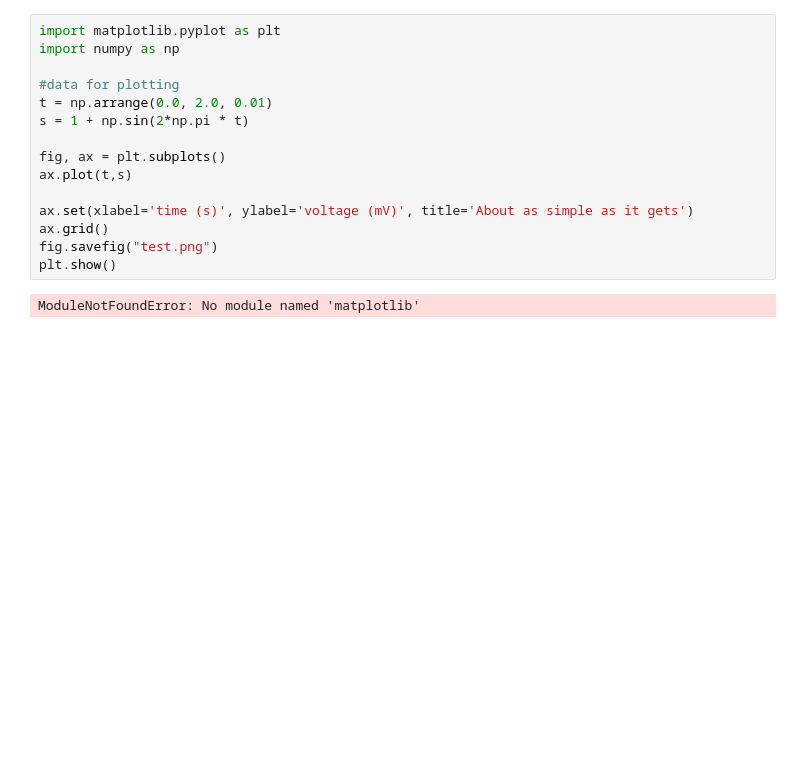
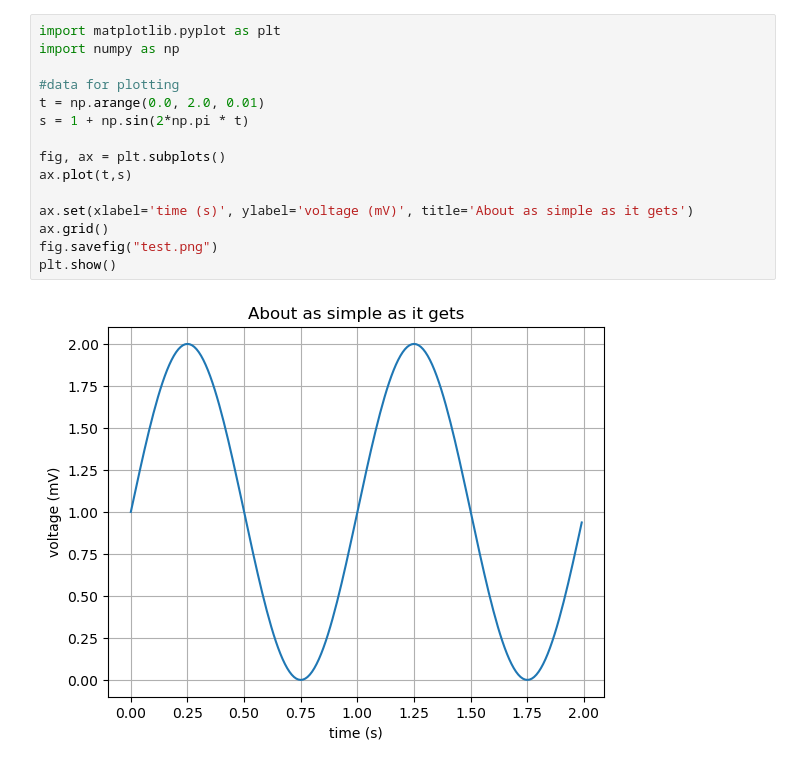
Before and after one commit to flippybit/bery-bot, a Jupyter notebook: docs/vision/mask-rcnn-notebook.ipynb, the cells around one changed output. Drawn from its saved outputs; the diff is of its cells as text; blank space fills up the shorter version.

```diff
--- a/docs/vision/mask-rcnn-notebook.ipynb
+++ b/docs/vision/mask-rcnn-notebook.ipynb
@@ -1,17 +1,17 @@
 # %%
 import matplotlib.pyplot as plt
 import numpy as np
 
 #data for plotting
-t = np.arrange(0.0, 2.0, 0.01)
+t = np.arange(0.0, 2.0, 0.01)
 s = 1 + np.sin(2*np.pi * t)
 
 fig, ax = plt.subplots()
 ax.plot(t,s)
 
 ax.set(xlabel='time (s)', ylabel='voltage (mV)', title='About as simple as it gets')
 ax.grid()
 fig.savefig("test.png")
 plt.show()
 # %% [output]
-ModuleNotFoundError: No module named 'matplotlib'
+[figure, added]
```
Also changed, not shown: 5 other files.
